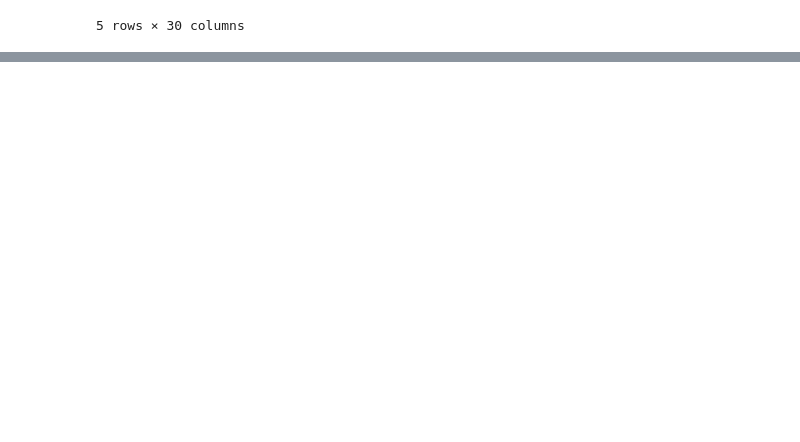
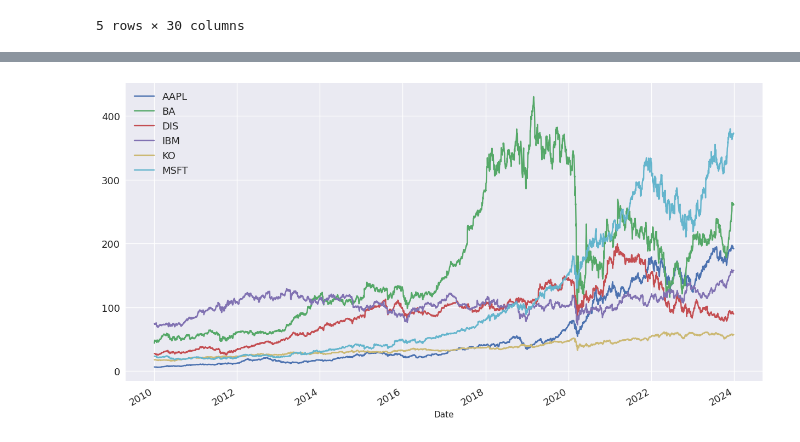
Before and after one commit to JamieW365/finance_projects, a Jupyter notebook: notebooks/essential_finance.ipynb, the cells around one changed output, grey strips where cells are left out. Drawn from its saved outputs; the diff is of its cells as text; code cells hidden in the pictures; blank space fills up the shorter version.

Commit message:
visualizing yahoo stocks over time

```diff
--- a/notebooks/essential_finance.ipynb
+++ b/notebooks/essential_finance.ipynb
@@ -6,6 +6,7 @@
 import pandas as pd
 import yfinance as yf
 import matplotlib.pyplot as plt
+plt.style.use("seaborn-v0_8")
 # %% [markdown]
 
 ## Importing Stock Price Data From Yahoo Finance
@@ -103,0 +107,4 @@ df_stocks.swaplevel(axis=1).sort_index(axis=1).head()
+# %%
+# Take close price data for each working day
+df_close = df_stocks.loc[:, 'Close'].copy()
+df_close.head()
@@ -103,0 +119,6 @@ df_stocks.swaplevel(axis=1).sort_index(axis=1).head()
+# %%
+df_close.plot(figsize=(15,8), fontsize=13)
+plt.legend(fontsize=13)
+plt.show;
+# %% [output]
+[figure, added]
```
Also changed, not shown: parts of 2 cells of this notebook.
